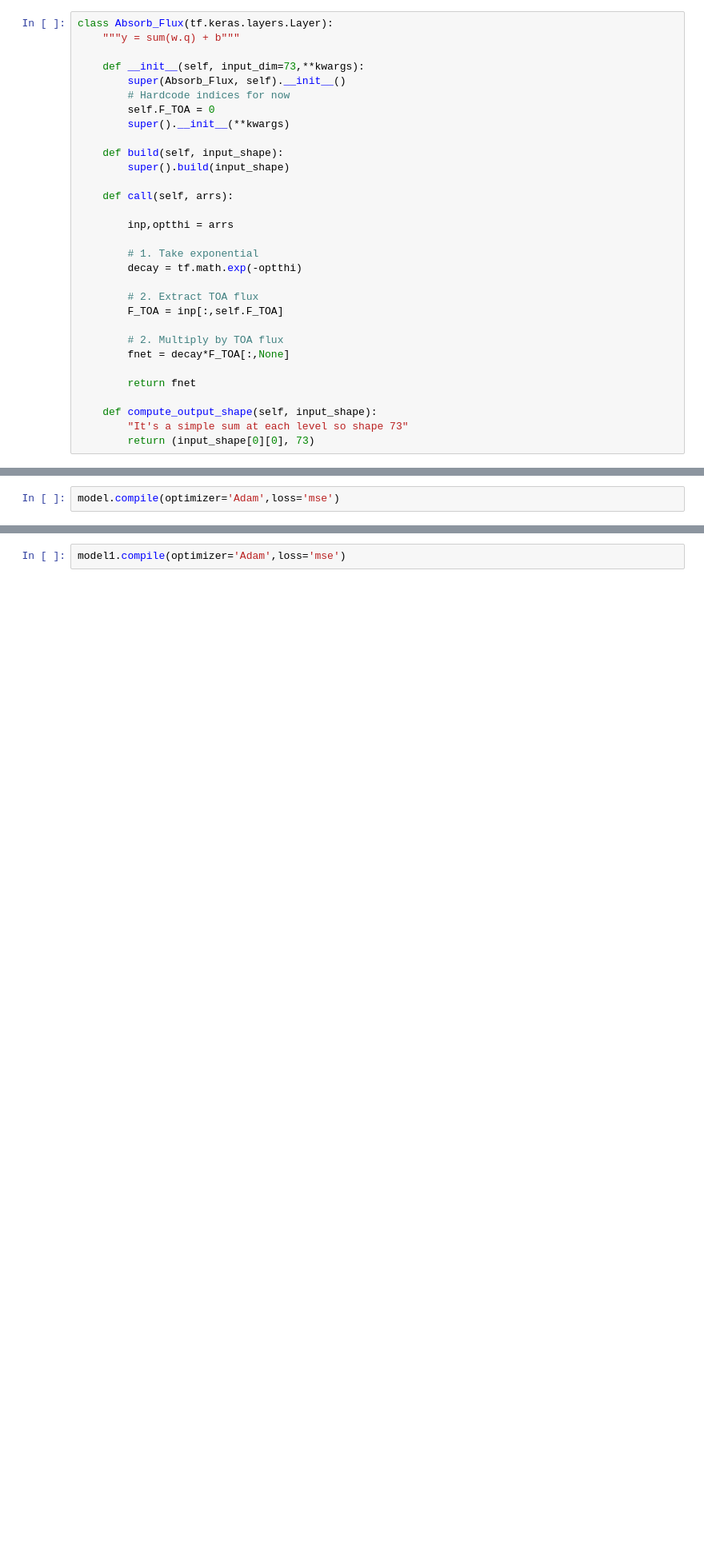
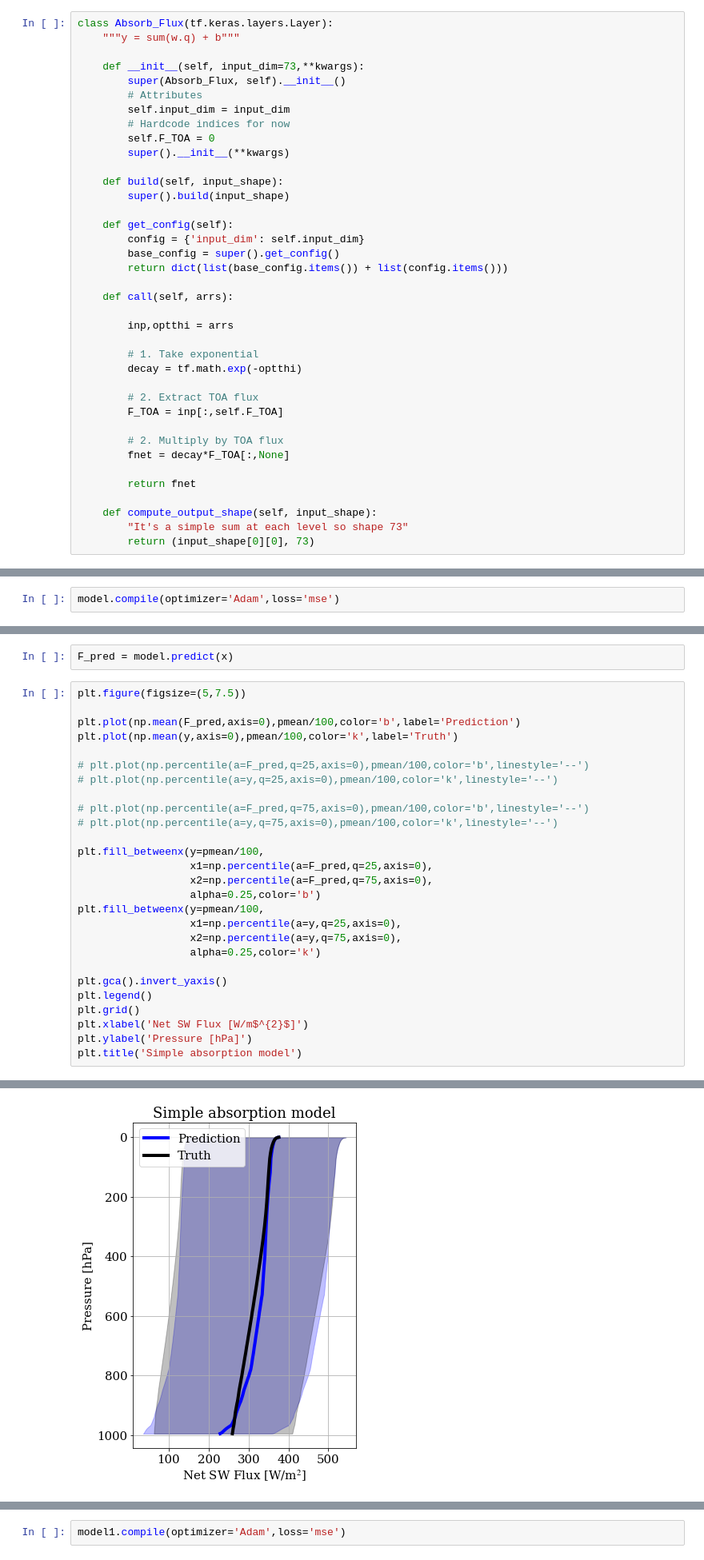
Before and after one commit to tbeucler/ml4rt, a Jupyter notebook: notebooks_tbeucler/02_Train_very_simple_model_SW.ipynb, the cells around one changed output, grey strips where cells are left out. Shown: that part at 80% size. Drawn from its saved outputs; the diff is of its cells as text; blank space fills up the shorter version.

```diff
--- a/notebooks_tbeucler/02_Train_very_simple_model_SW.ipynb
+++ b/notebooks_tbeucler/02_Train_very_simple_model_SW.ipynb
@@ -372,12 +396,19 @@ class Absorb_Flux(tf.keras.layers.Layer):
 
     def __init__(self, input_dim=73,**kwargs):
         super(Absorb_Flux, self).__init__()
+        # Attributes
+        self.input_dim = input_dim
         # Hardcode indices for now
         self.F_TOA = 0
         super().__init__(**kwargs)
 
     def build(self, input_shape):
         super().build(input_shape)
+
+    def get_config(self):
+        config = {'input_dim': self.input_dim}
+        base_config = super().get_config()
+        return dict(list(base_config.items()) + list(config.items()))
 
     def call(self, arrs):
 
@@ -425,0 +481,30 @@ model.weights
+# %%
+F_pred = model.predict(x)
+# %%
+plt.figure(figsize=(5,7.5))
+
+plt.plot(np.mean(F_pred,axis=0),pmean/100,color='b',label='Prediction')
+plt.plot(np.mean(y,axis=0),pmean/100,color='k',label='Truth')
+
+# plt.plot(np.percentile(a=F_pred,q=25,axis=0),pmean/100,color='b',linestyle='--')
+# plt.plot(np.percentile(a=y,q=25,axis=0),pmean/100,color='k',linestyle='--')
+
+# plt.plot(np.percentile(a=F_pred,q=75,axis=0),pmean/100,color='b',linestyle='--')
+# plt.plot(np.percentile(a=y,q=75,axis=0),pmean/100,color='k',linestyle='--')
+
+plt.fill_betweenx(y=pmean/100,
+                  x1=np.percentile(a=F_pred,q=25,axis=0),
+                  x2=np.percentile(a=F_pred,q=75,axis=0),
+                  alpha=0.25,color='b')
+plt.fill_betweenx(y=pmean/100,
+                  x1=np.percentile(a=y,q=25,axis=0),
+                  x2=np.percentile(a=y,q=75,axis=0),
+                  alpha=0.25,color='k')
+
+plt.gca().invert_yaxis()
+plt.legend()
+plt.grid()
+plt.xlabel('Net SW Flux [W/m$^{2}$]')
+plt.ylabel('Pressure [hPa]')
+plt.title('Simple absorption model')
+# %% [output]
@@ -425,0 +512 @@ model.weights
+[figure, added]
```
Also changed, not shown: parts of 40 cells of this notebook, 2 other files.
